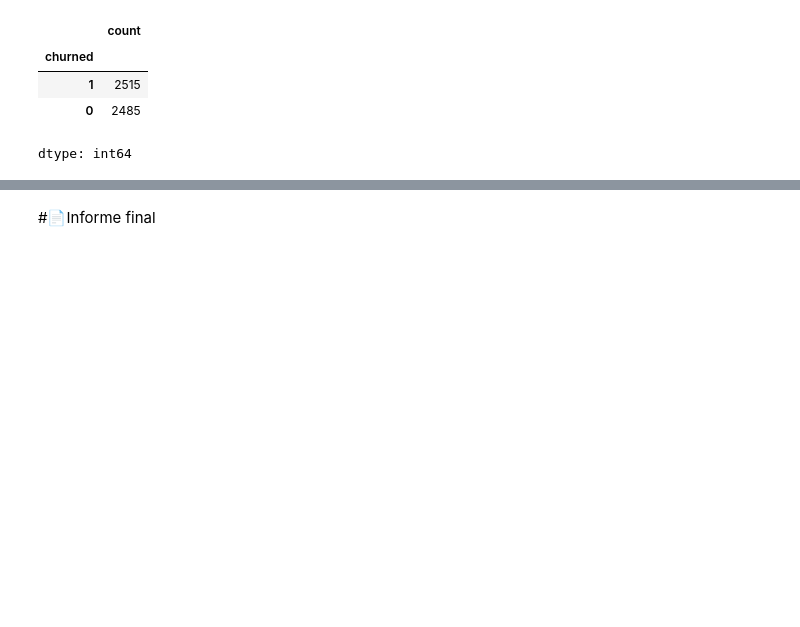
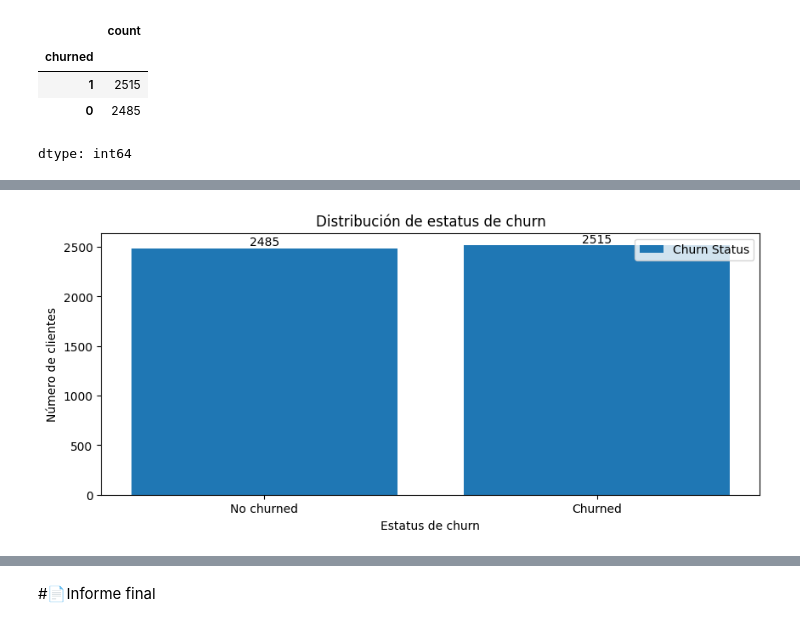
Before and after one commit to SebaDiezV/Hackaton_NoCountry_Equipo_65, a Jupyter notebook: Netflix_customer_churn.ipynb, the cells around one changed output, grey strips where cells are left out. Saved outputs shown, nothing was run; the diff lists cells and outputs as text; code cells hidden in the pictures; blank space fills up the shorter version.

```diff
--- a/Netflix_customer_churn.ipynb
+++ b/Netflix_customer_churn.ipynb
@@ -37,0 +97,4 @@ df.shape[1]
+# %%
+#Se elimina 'customer_id' no se usará en el análisis
+df = df.drop(['customer_id'],axis=1)
+df.head()
@@ -64,0 +158,34 @@ df.shape[0]
+# %%
+#Graficar el estatus de los evasores vs no evasores
+no_churn = df[df['churned'] == 0]
+yes_churn = df[df['churned'] == 1]
+
+# Obtenga el recuento total de los clientes evasores y no evasores
+no_churn_count = len(df[df['churned'] == 0])
+yes_churn_count = len(df[df['churned'] == 1])
+fig,ax = plt.subplots(1,1,figsize=(10,4))
+
+#Crea una lista de etiquetas y recuentos correspondientes para las barras.
+labels = ['No churned', 'Churned']
+counts = [no_churn_count, yes_churn_count]
+
+#Crea el gráfico de barras. El primer argumento es la posición x o las etiquetas,
+# y el segundo es la altura de las barras.
+bars = ax.bar(labels, counts, label='Churn Status')
+
+# Incluye leyenda
+ax.legend()
+
+# agregue títulos y etiquetas para mayor claridad.
+ax.set_title('Distribución de estatus de churn')
+ax.set_xlabel('Estatus de churn')
+ax.set_ylabel('Número de clientes')
+
+# Agregar los números de clientes en las barras
+for bar in bars:
+    yval = bar.get_height()
+    plt.text(bar.get_x() + bar.get_width()/2, yval, int(yval), ha='center', va='bottom')
+
+plt.show()
+# %% [output]
+[figure, added]
```
Also changed, not shown: parts of 43 cells of this notebook.
